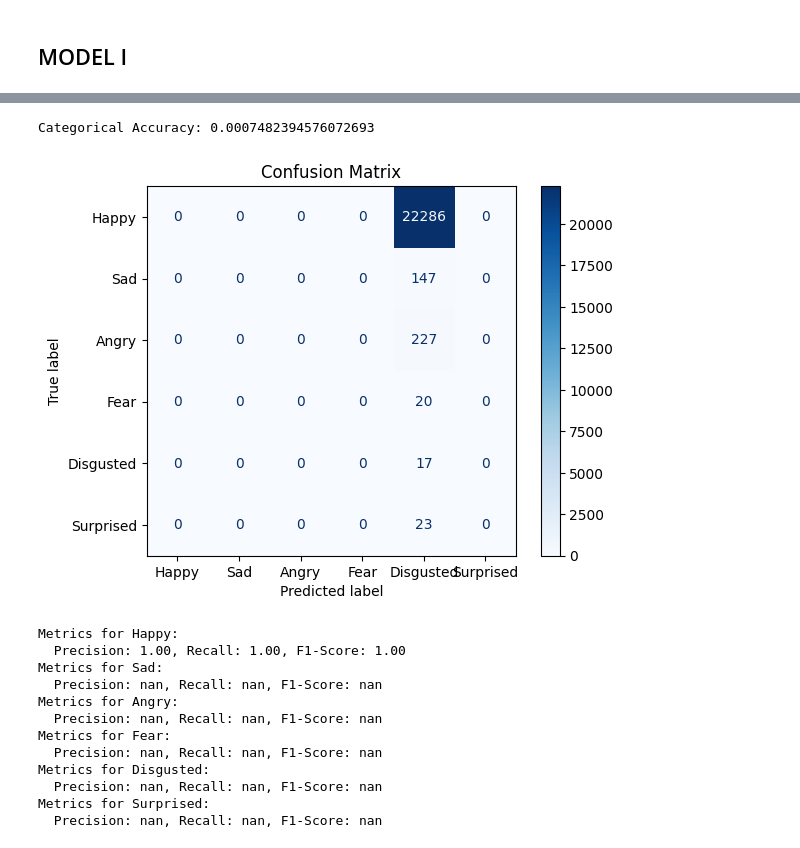
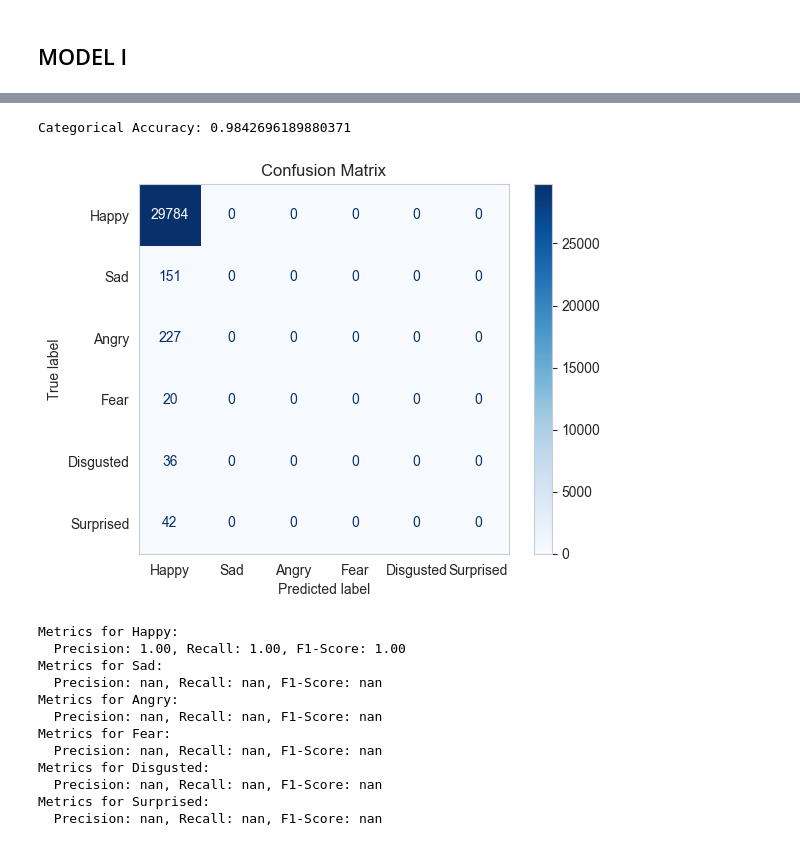
Before and after one commit to Azirral/de-face-recognition, a Jupyter notebook: Metrics.ipynb, the cells around one changed output, grey strips where cells are left out. Cells and saved outputs as stored; diff of their text form; code cells hidden in the pictures.

Commit message:
Added nice plots for data counting

```diff
--- a/Metrics.ipynb
+++ b/Metrics.ipynb
@@ -27,6 +27,8 @@ train_II = tf.data.Dataset.load(train_dataset_path_II)
 GUT_test_II = tf.data.Dataset.load(GUT_test_path_II)
 ITU_YU_test_II = tf.data.Dataset.load(ITU_YU_test_path_II)
 MAAP_test_II = tf.data.Dataset.load(MAAP_test_path_II)
+
+full_test_I = GUT_test_I.concatenate(ITU_YU_test_I).concatenate(MAAP_test_I)
 # %%
 emotions = ["Happy", "Sad", "Angry", "Fear", "Disgusted", "Surprised"]
 # %% [markdown]
@@ -60,5 +64,5 @@ Model: "sequential"
 # %%
-test_set = MAAP_test_I
+test_set = full_test_I
 # Getting predictions (chat)
 y_pred = model_method_I.predict(test_set.map(lambda x, _: x))
 y_true = tf.concat([y for _, y in test_set], axis=0)
@@ -69,18 +73,19 @@ categorical_accuracy = tf.keras.metrics.CategoricalAccuracy()
 categorical_accuracy.update_state(y_true, y_pred)
 print(f"Categorical Accuracy: {categorical_accuracy.result().numpy()}")
 # %% [output]
-Categorical Accuracy: 0.0007482394576072693
+Categorical Accuracy: 0.9842696189880371
 # %%
 y_true_indices = np.argmax(y_true.numpy(), axis=-1).flatten()
 y_pred_indices = np.argmax(y_pred, axis=-1).flatten()
 # %%
 cm = confusion_matrix(y_true_indices, y_pred_indices)
 disp = ConfusionMatrixDisplay(confusion_matrix=cm, display_labels=emotions)
-disp.plot(cmap='Blues')
+disp.plot(cmap='Blues', values_format='')
+plt.grid(False)
 plt.title("Confusion Matrix")
 plt.show()
 # %% [output]
-[figure, old version]
+[figure, new version]
 # %%
 for i, emotion in enumerate(emotions):
 
```
Also changed, not shown: parts of 3 cells of this notebook, 2 other files.
